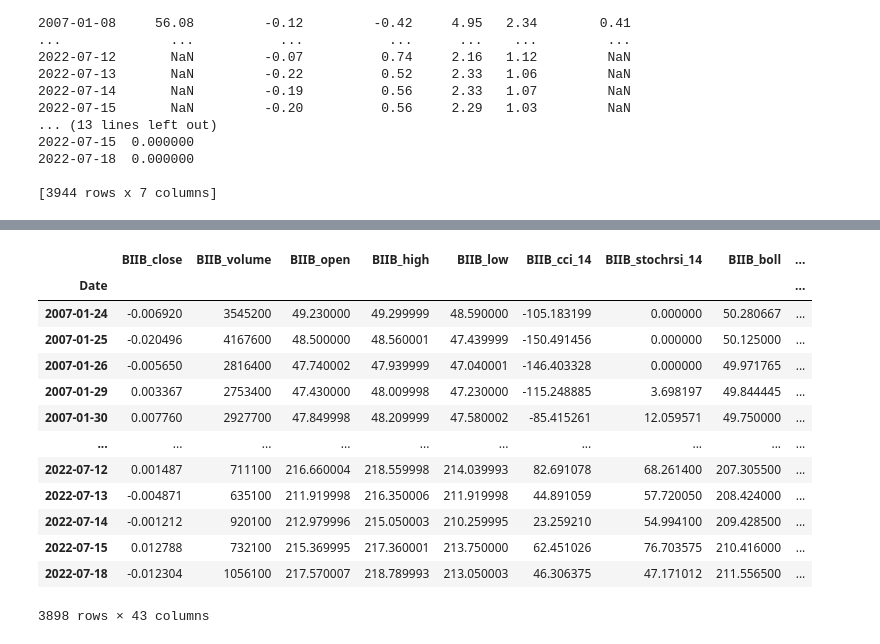
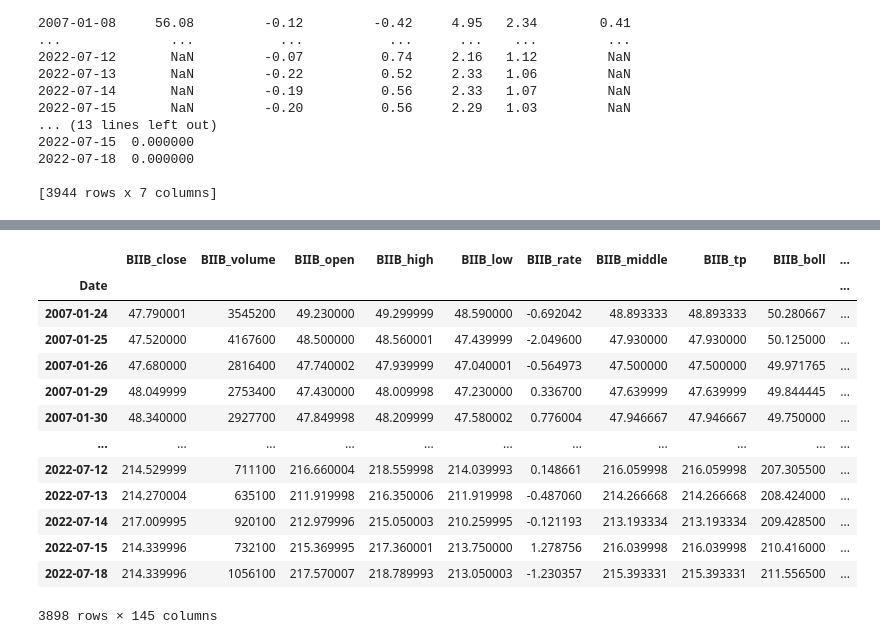
Before and after one commit to inderkaur19/Portfolio_management, a Jupyter notebook: Portfolio_Management_V6.ipynb, the cells around one changed output, grey strips where cells are left out. Cells and saved outputs as stored; diff of their text form; code cells hidden in the pictures.

```diff
--- a/Portfolio_Management_V6.ipynb
+++ b/Portfolio_Management_V6.ipynb
@@ -177,6 +161,8 @@ the dataframe after the columns have been renamed
 | 2022-12-29 | 276.000000 | 87.180000 | 594000 | 13045100 | 274.829987 | 85.250000 | 279.140015 | 88.239998 | 274.299988 | ... |
 | 2022-12-30 | 276.920013 | 86.879997 | 640700 | 23231000 | 274.980011 | 85.730003 | 277.149994 | 87.120003 | 272.200012 | ... |
 4028 rows × 10 columns
+# %%
+pd.set_option('display.max_rows', 100)
 # %%
 from stockstats import StockDataFrame
 def extract_and_wrap_ticker_data(df, columns):
@@ -204,7 +190,7 @@ def extract_and_wrap_ticker_data(df, columns):
 
     # Iterate through ticker_info and wrap data with stockstats
     for ticker, data in ticker_info.items():
-        print("$$$$$$$$$$$$$$$$$$$$$$$$$$$$$$$$$$$$")
+#         print("$$$$$$$$$$$$$$$$$$$$$$$$$$$$$$$$$$$$")
         df = pd.DataFrame(data)
         print(ticker)
 #         print(df)
@@ -212,28 +198,13 @@ def extract_and_wrap_ticker_data(df, columns):
         stock_df = StockDataFrame.retype(df)
 #         print(stock_df)
 
+        stock_df.init_all()
 
-        stock_df['cci_14']
-        stock_df['stochrsi_14']
-#         stock_df['ichimoku cloud']=stock_df['ichimoku cloud']
-        stock_df['boll']
-        stock_df['close_14_sma']
-        stock_df['close_14_roc']
-        stock_df['mfi_14']
-        stock_df['bop_14']
-        stock_df['supertrend_14']
-        stock_df['eribull_14']
-#         stock_df['cti_14']
-#         stock_df['qqe_14']
-        stock_df['ker_14']
-        print(stock_df.head(26))
-#         roll_stat=rolling_statistics(stock_df,cols='close',
-#                       window=14)
-#         stock_df = pd.concat([stock_df,roll_stat],axis=1)
-        print("&&&&&&&&&&&&&&&&&&&&&&&&")
+#         print("&&&&&&&&&&&&&&&&&&&&&&&&")
 #
-
-
+#         stock_df['close']=stock_df['rate']
+#         stock_df.drop(columns=['rate'],inplace=True)
+        print(stock_df.columns)
         stock_df.columns = [ticker+"_" + col for col in pd.DataFrame(stock_df).columns]
         ticker_dataframes = pd.concat([ticker_dataframes,stock_df],axis=1)
 
@@ -241,6 +212,7 @@ def extract_and_wrap_ticker_data(df, columns):
 
 # Sample DataFrame with specified columns
 columns = list(df2.columns)
+# print(columns)
 
 
 
@@ -250,5 +222,5 @@ ticker_dataframes = extract_and_wrap_ticker_data(df2, columns)
 # Access information for a specific ticker (e.g., AAPL)
 # print(ticker_dataframes)
 
-# ticker_dataframes
+ticker_dataframes
 # %% [output]
@@ -335,11 +329,18 @@ final_df
 # %%
 final_df2=final_df.copy()
+
 for ticker in tickers:
-    final_df2[ticker+"_close"] = final_df2[ticker+"_close"].pct_change()
-#     final_df.drop(columns=[ticker+"_adj close"],inplace=True)
+#     final_df2[ticker+"_close"] = final_df2[ticker+"_close"].pct_change()
+    final_df2.drop(columns=[ticker+"_cr",ticker+"_cr-ma1",ticker+"_cr-ma2",ticker+"_cr-ma3"],inplace=True)
+    final_df2[ticker+'_close']=final_df2[ticker+'_close'].shift(-1)
+    print(final_df2)
 #     final_df2=final_df2.dropna(subset=[ticker+"_close",ticker+"_close_14_sma",ticker+"_close_14_roc",ticker+"_boll_ub",ticker+"_boll_lb",ticker+"_boll"])
+final_df2.fillna(method='ffill',inplace=True)
+final_df2.fillna(method='bfill',inplace=True)
+
 final_df2=final_df2.loc[14:]
 final_df2.set_index(['Date'],inplace=True)
 final_df2.drop(columns=['wti_spot','ted_spread'],inplace=True)
+
 final_df2
 # %% [output]
@@ -346,14 +364,14 @@ final_df2
-|  | BIIB_close | BIIB_volume | BIIB_open | BIIB_high | BIIB_low | BIIB_cci_14 | BIIB_stochrsi_14 | BIIB_boll | ... |
-| Date |  |  |  |  |  |  |  |  | ... |
-| 2007-01-24 | -0.006920 | 3545200 | 49.230000 | 49.299999 | 48.590000 | -105.183199 | 0.000000 | 50.280667 | ... |
-| 2007-01-25 | -0.020496 | 4167600 | 48.500000 | 48.560001 | 47.439999 | -150.491456 | 0.000000 | 50.125000 | ... |
-| 2007-01-26 | -0.005650 | 2816400 | 47.740002 | 47.939999 | 47.040001 | -146.403328 | 0.000000 | 49.971765 | ... |
-| 2007-01-29 | 0.003367 | 2753400 | 47.430000 | 48.009998 | 47.230000 | -115.248885 | 3.698197 | 49.844445 | ... |
-| 2007-01-30 | 0.007760 | 2927700 | 47.849998 | 48.209999 | 47.580002 | -85.415261 | 12.059571 | 49.750000 | ... |
-| ... | ... | ... | ... | ... | ... | ... | ... | ... | ... |
-| 2022-07-12 | 0.001487 | 711100 | 216.660004 | 218.559998 | 214.039993 | 82.691078 | 68.261400 | 207.305500 | ... |
-| 2022-07-13 | -0.004871 | 635100 | 211.919998 | 216.350006 | 211.919998 | 44.891059 | 57.720050 | 208.424000 | ... |
-| 2022-07-14 | -0.001212 | 920100 | 212.979996 | 215.050003 | 210.259995 | 23.259210 | 54.994100 | 209.428500 | ... |
-| 2022-07-15 | 0.012788 | 732100 | 215.369995 | 217.360001 | 213.750000 | 62.451026 | 76.703575 | 210.416000 | ... |
-| 2022-07-18 | -0.012304 | 1056100 | 217.570007 | 218.789993 | 213.050003 | 46.306375 | 47.171012 | 211.556500 | ... |
+|  | BIIB_close | BIIB_volume | BIIB_open | BIIB_high | BIIB_low | BIIB_rate | BIIB_middle | BIIB_tp | BIIB_boll | ... |
+| Date |  |  |  |  |  |  |  |  |  | ... |
+| 2007-01-24 | 47.790001 | 3545200 | 49.230000 | 49.299999 | 48.590000 | -0.692042 | 48.893333 | 48.893333 | 50.280667 | ... |
+| 2007-01-25 | 47.520000 | 4167600 | 48.500000 | 48.560001 | 47.439999 | -2.049600 | 47.930000 | 47.930000 | 50.125000 | ... |
+| 2007-01-26 | 47.680000 | 2816400 | 47.740002 | 47.939999 | 47.040001 | -0.564973 | 47.500000 | 47.500000 | 49.971765 | ... |
+| 2007-01-29 | 48.049999 | 2753400 | 47.430000 | 48.009998 | 47.230000 | 0.336700 | 47.639999 | 47.639999 | 49.844445 | ... |
+| 2007-01-30 | 48.340000 | 2927700 | 47.849998 | 48.209999 | 47.580002 | 0.776004 | 47.946667 | 47.946667 | 49.750000 | ... |
+| ... | ... | ... | ... | ... | ... | ... | ... | ... | ... | ... |
+| 2022-07-12 | 214.529999 | 711100 | 216.660004 | 218.559998 | 214.039993 | 0.148661 | 216.059998 | 216.059998 | 207.305500 | ... |
+| 2022-07-13 | 214.270004 | 635100 | 211.919998 | 216.350006 | 211.919998 | -0.487060 | 214.266668 | 214.266668 | 208.424000 | ... |
+| 2022-07-14 | 217.009995 | 920100 | 212.979996 | 215.050003 | 210.259995 | -0.121193 | 213.193334 | 213.193334 | 209.428500 | ... |
+| 2022-07-15 | 214.339996 | 732100 | 215.369995 | 217.360001 | 213.750000 | 1.278756 | 216.039998 | 216.039998 | 210.416000 | ... |
+| 2022-07-18 | 214.339996 | 1056100 | 217.570007 | 218.789993 | 213.050003 | -1.230357 | 215.393331 | 215.393331 | 211.556500 | ... |
-3898 rows × 43 columns
+3898 rows × 145 columns
```
Also changed, not shown: parts of 49 cells of this notebook.
